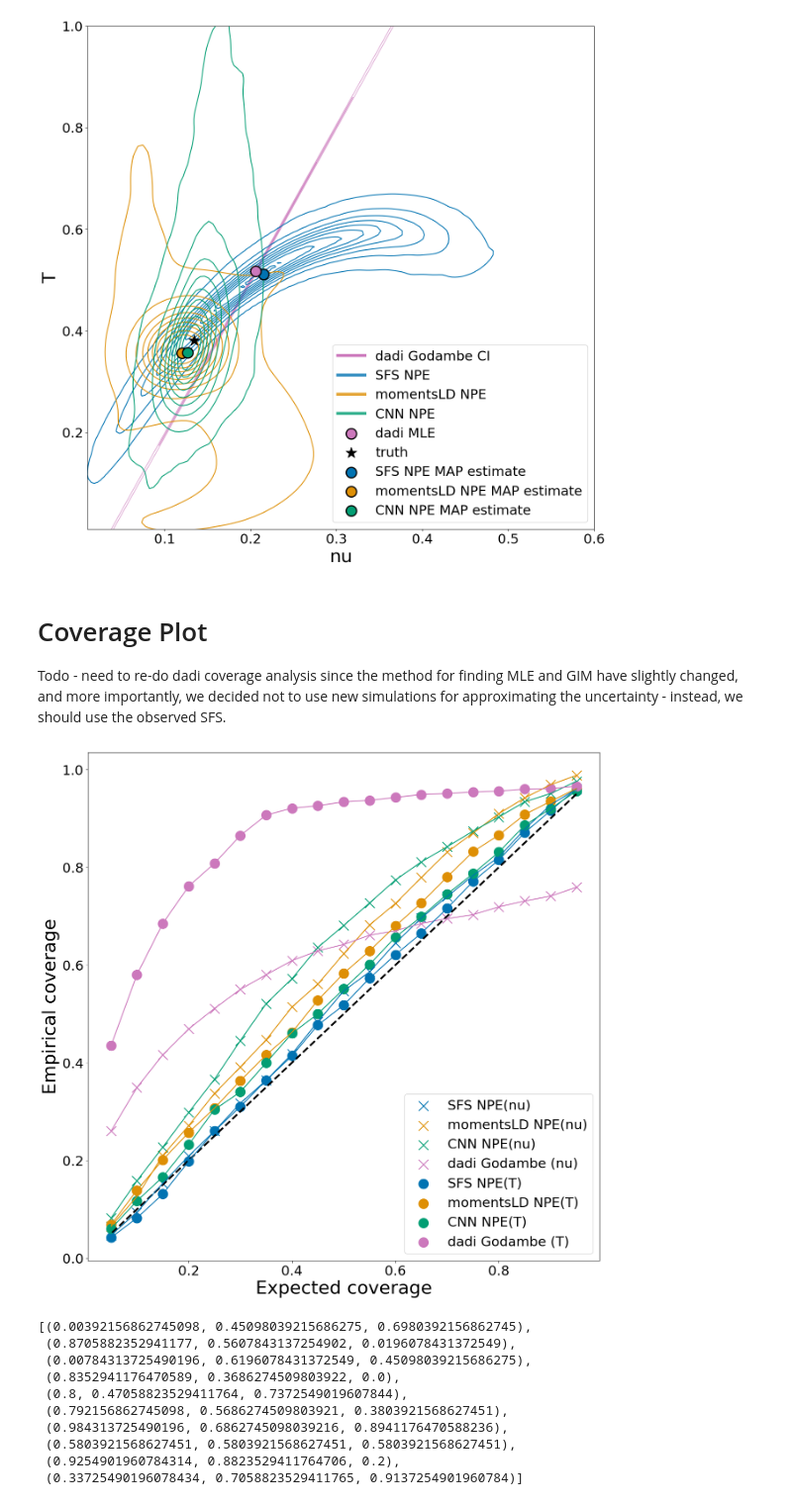
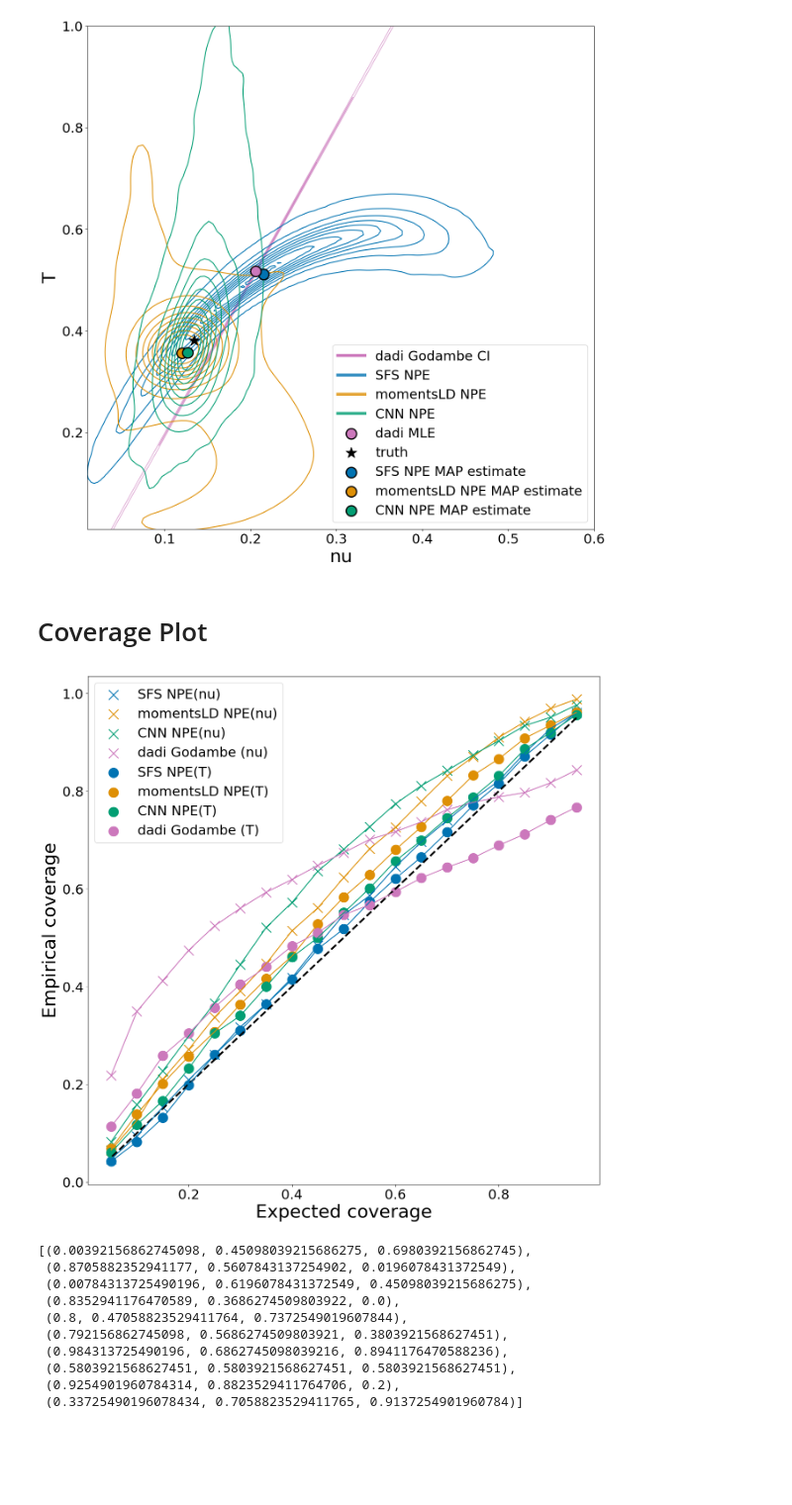
Before and after one commit to kr-colab/popgensbi_snakemake, a Jupyter notebook: plots/compare_to_dadi_2epoch_model_adk.ipynb, the cells around one changed output. Shown at 99% size. Saved outputs shown, nothing was run; the diff lists cells and outputs as text; code cells hidden in the pictures; blank space fills up the shorter version.

Commit message:
MLE, godambe script for dadi coverage workflow edited to match posterior plotting notebook, coverage plot remade with the new dadi coverage data.

```diff
--- a/plots/compare_to_dadi_2epoch_model_adk.ipynb
+++ b/plots/compare_to_dadi_2epoch_model_adk.ipynb
@@ -549,17 +549,29 @@ ax.legend(handles=all_handles, loc="lower right")
 plt.savefig("posterior_comparison_dadi_resample_boots.pdf")
 # %% [output]
 [figure]
-# %% [markdown]
-# Coverage Plot
-
-Todo - need to re-do dadi coverage analysis since the method for finding MLE and GIM have slightly changed, and more importantly, we decided not to use new simulations for approximating the uncertainty - instead, we should use the observed SFS.
+# %% [markdown]
+# Coverage Plot
 # %%
 npe_sfs_coverage = np.load("NPE_sfs_coverage.npy")
 npe_momentsLD_coverage = np.load("NPE_momentsLD_coverage.npy")
 npe_end2end_coverage = np.load("NPE_end2end_500SNPs_coverage.npy")
-dadi_coverage = np.load("dadi_coverage.npy")
+dadi_coverage = np.load("dadi_godambe_coverage.npy")
 alpha_grid = np.arange(0.025, 0.5, 0.025)
 # %%
+colors = sns.color_palette("colorblind")
+color_dict = {
+    "SFS + no embedding": colors[0],
+    "momentsLD + MLP": colors[1],
+    "genotype matrix + ExchangeableCNN": colors[2],
+    "dadi": colors[4]
+}
+label_dict = {
+    "SFS + no embedding": "SFS NPE",
+    "momentsLD + MLP": "momentsLD NPE",
+    "genotype matrix + ExchangeableCNN": "CNN NPE",
+    "dadi": "dadi Godambe"
+}
+
 fig, ax= plt.subplots(1,1, figsize=(15, 15))
 param_names = ["nu", "T"]
 markers = ["x", "o"]
@@ -587,34 +599,34 @@ for i, name in enumerate(param_names):
     ax.plot(1 - 2 * alpha_grid, npe_momentsLD_coverage[i], color=color_dict["momentsLD + MLP"])
 
     ax.scatter(
         1 - 2 * alpha_grid,
         npe_end2end_coverage[i],
         s=250,
         marker=markers[i],
         color=color_dict["genotype matrix + ExchangeableCNN"],
         label=f"{label_dict['genotype matrix + ExchangeableCNN']}({param_names[i]})",
     )
     ax.plot(
         1 - 2 * alpha_grid,
         npe_end2end_coverage[i],
         color=color_dict["genotype matrix + ExchangeableCNN"],
     )
 
     ax.scatter(
         1 - 2 * alpha_grid,
         dadi_coverage[i],
         s=250,
         marker=markers[i],
         color=color_dict["dadi"],
         label=f"dadi Godambe ({(param_names[i])})",
     )
     ax.plot(1 - 2 * alpha_grid, dadi_coverage[i], color=color_dict["dadi"])
 ax.legend()
 ax.set_xlabel("Expected coverage", fontsize=30)
 ax.set_ylabel("Empirical coverage", fontsize=30)
 plt.savefig("coverage_comparison_all_in_single_panel.pdf")
 # %% [output]
-[figure, old version]
+[figure, new version]
 # %%
 sns.color_palette("colorblind")
 # %% [output]
```
Also changed, not shown: 5 other files.
